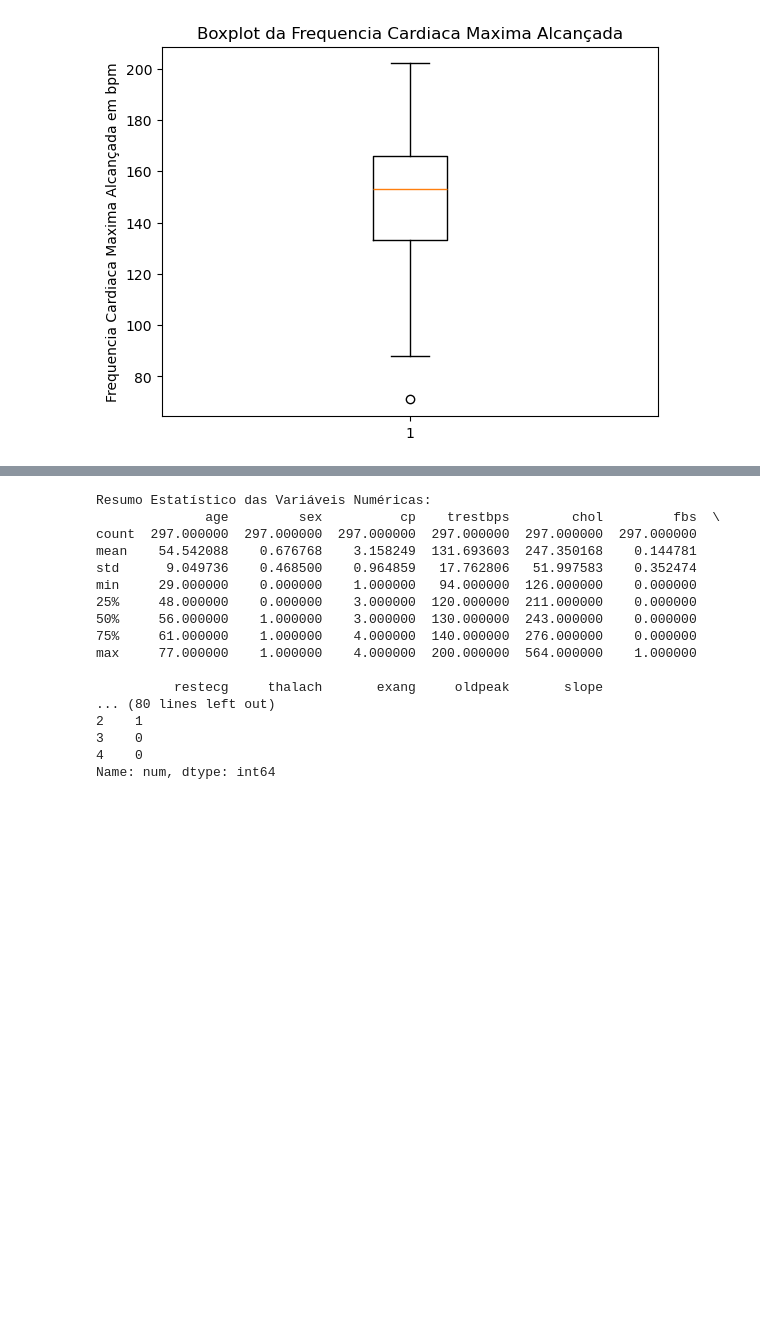
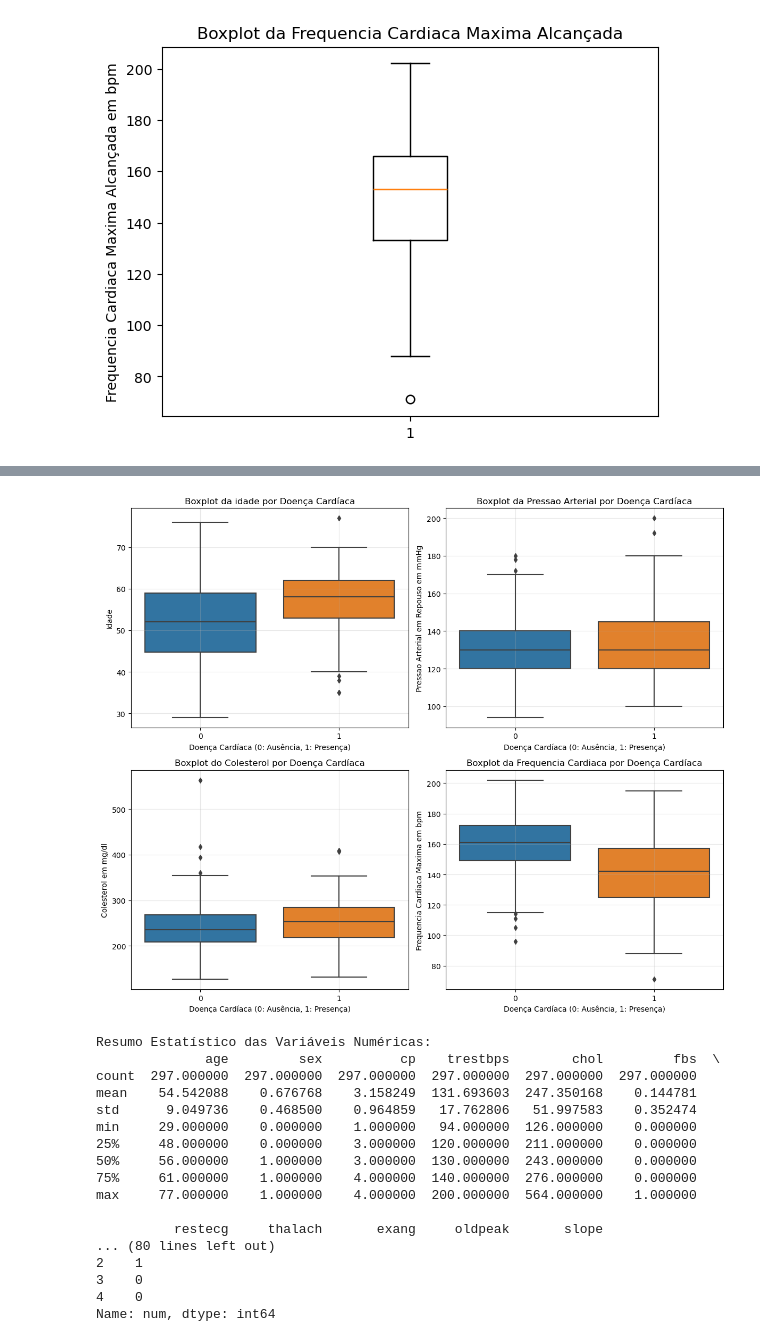
Before and after one commit to lbarbosacipriani/final-PCS5787, a Jupyter notebook: code/eda_preliminar_hear.ipynb, the cells around one changed output, grey strips where cells are left out. Cells and saved outputs as stored; diff of their text form; code cells hidden in the pictures; blank space fills up the shorter version.

```diff
--- a/code/eda_preliminar_hear.ipynb
+++ b/code/eda_preliminar_hear.ipynb
@@ -99,3 +158,35 @@ plt.show()
+# %%
+fig, axes = plt.subplots(2, 2, figsize=(12, 10))
+
+# Boxplot for age by disease status
+sns.boxplot(x='num', y='age', data=df, ax=axes[0,0])
+axes[0,0].set_title('Boxplot da idade por Doença Cardíaca')
+axes[0,0].set_ylabel('Idade')
+axes[0,0].set_xlabel('Doença Cardíaca (0: Ausência, 1: Presença)')
+axes[0,0].grid(True, alpha=0.3)
+# Boxplot for blood pressure by disease status
+sns.boxplot(x='num', y='trestbps', data=df, ax=axes[0,1])
+axes[0,1].set_title('Boxplot da Pressao Arterial por Doença Cardíaca')
+axes[0,1].set_ylabel('Pressao Arterial em Repouso em mmHg')
+axes[0,1].set_xlabel('Doença Cardíaca (0: Ausência, 1: Presença)')
+axes[0,1].grid(True, alpha=0.3)
+# Boxplot for cholesterol by disease status
+sns.boxplot(x='num', y='chol', data=df, ax=axes[1,0])
+axes[1,0].set_title('Boxplot do Colesterol por Doença Cardíaca')
+axes[1,0].set_ylabel('Colesterol em mg/dl')
+axes[1,0].set_xlabel('Doença Cardíaca (0: Ausência, 1: Presença)')
+axes[1,0].grid(True, alpha=0.3)
+# Boxplot for heart rate by disease status
+sns.boxplot(x='num', y='thalach', data=df, ax=axes[1,1])
+axes[1,1].set_title('Boxplot da Frequencia Cardiaca por Doença Cardíaca')
+axes[1,1].set_ylabel('Frequencia Cardiaca Maxima em bpm')
+axes[1,1].set_xlabel('Doença Cardíaca (0: Ausência, 1: Presença)')
+axes[1,1].grid(True, alpha=0.3)
+plt.tight_layout()
+plt.grid(True, alpha=0.3)
+plt.show()
+# %% [output]
+[figure, added]
 # %%
 print("Resumo Estatístico das Variáveis Numéricas:")
 print(X.describe())
```
Also changed, not shown: parts of 5 cells of this notebook, 6 other files.
